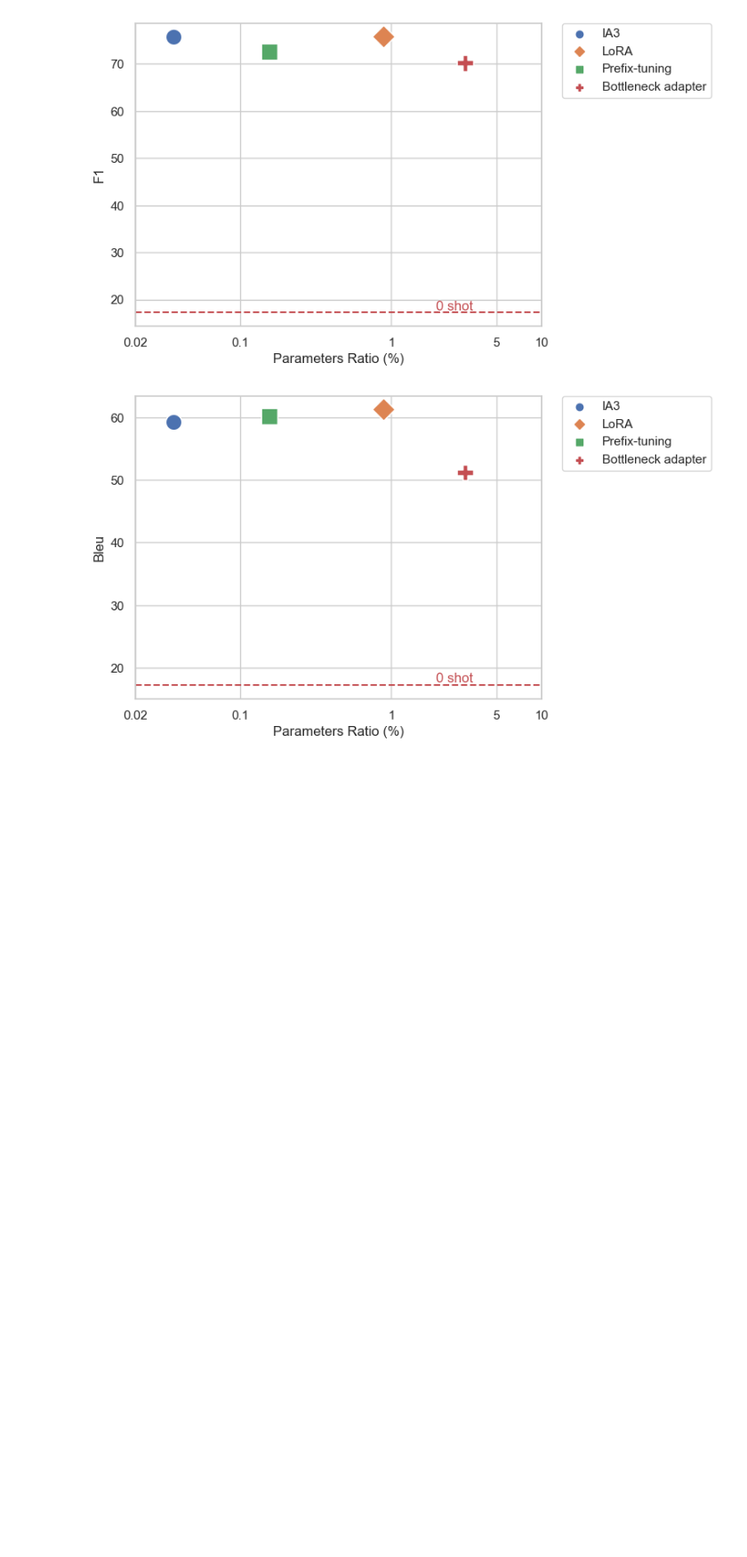
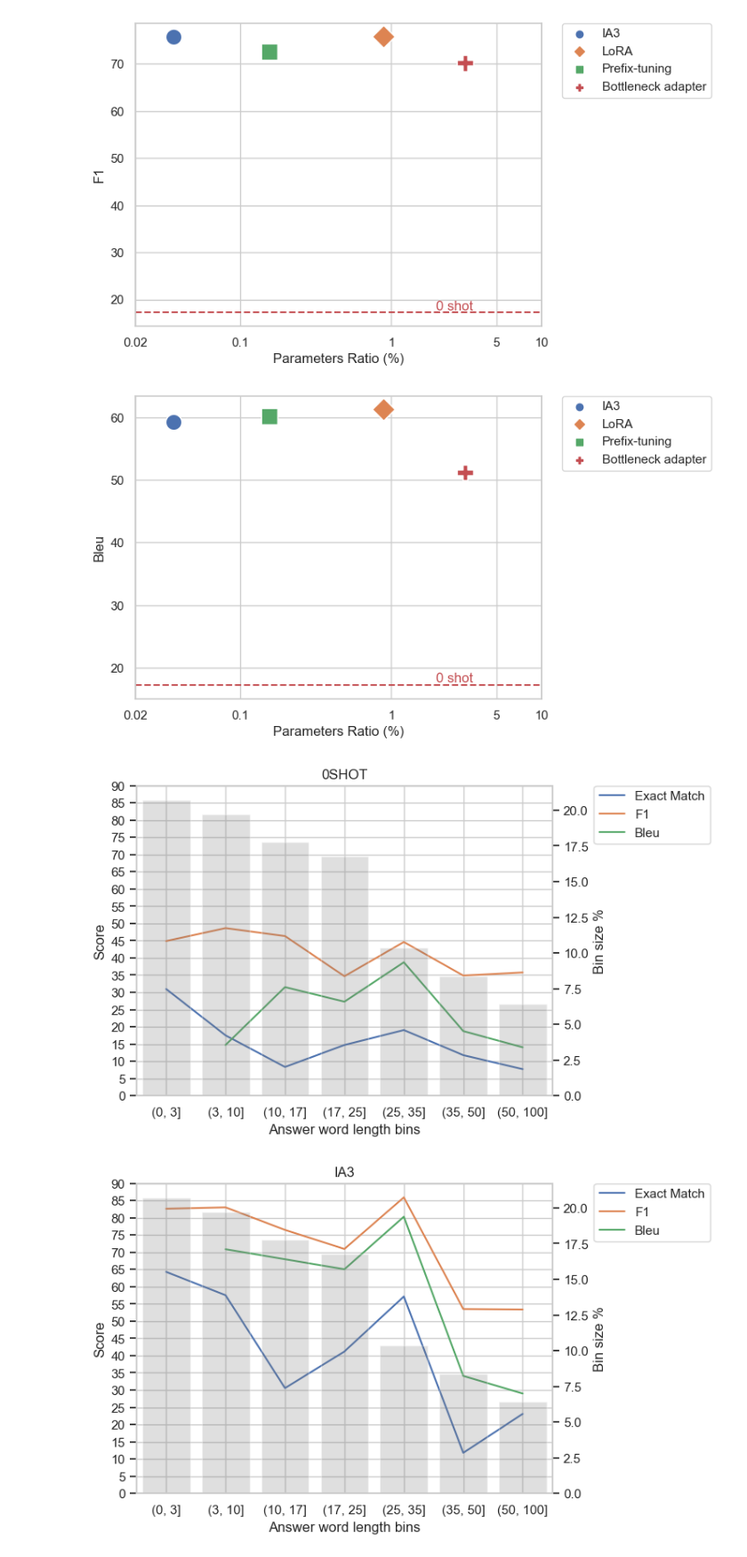
Before and after one commit to Legacy107/COS30018-Machine-reading-comprehension, a Jupyter notebook: analysis/covidqa/analysis-chart.ipynb, the cells around one changed output. Shown: that part at 89% size. Saved outputs shown, nothing was run; the diff lists cells and outputs as text; code cells hidden in the pictures; blank space fills up the shorter version.

Commit message:
feat: add analysis with different answer length bins

```diff
--- a/analysis/covidqa/analysis-chart.ipynb
+++ b/analysis/covidqa/analysis-chart.ipynb
@@ -73,3 +73,59 @@ f1_scat.figure.savefig("./figs/bleu.png", bbox_inches="tight")
 [figure]
 [figure]
 [figure]
+# %%
+import pandas as pd
+import matplotlib.pyplot as plt
+import seaborn as sns
+
+bins = [
+    {"label": "(0, 3]", "value": 42},
+    {"label": "(3, 10]", "value": 40},
+    {"label": "(10, 17]", "value": 36},
+    {"label": "(17, 25]", "value": 34},
+    {"label": "(25, 35]", "value": 21},
+    {"label": "(35, 50]", "value": 17},
+    {"label": "(50, 100]", "value": 13},
+]
+total = 0
+for _bin in bins:
+    total += _bin["value"]
+
+for _bin in bins:
+    _bin["ratio"] = _bin["value"] / total * 100
+
+bin_df = pd.DataFrame(bins)
+bin_df = bin_df.reset_index(drop=True)
+
+# read from csv
+def plot(name):
+    df = pd.read_csv(f"{name}.csv")
+
+    sns.set_theme(style="whitegrid")
+    fig, ax = plt.subplots()
+    ax.set_ylim(0, 90)
+    ax.set_yticks(range(0, 91, 5))
+    sns.lineplot(x="label", y="em", data=df, ax=ax, legend=True, label="Exact Match")
+    sns.lineplot(x="label", y="f1", data=df, ax=ax, legend=True, label="F1")
+    sns.lineplot(x="label", y="bleu", data=df, ax=ax, legend=True, label="Bleu")
+    ax.set(xlabel="Answer word length bins", ylabel="Score")
+    plt.legend(bbox_to_anchor=(1.1, 1), loc="upper left", borderaxespad=0)
+
+    # plot bar chart of bin size in the same figure
+    ax2 = ax.twinx()
+    sns.barplot(x="label", y="ratio", data=bin_df, ax=ax2, color="grey", alpha=0.25)
+    ax2.set(ylabel="Bin size %")
+    ax2.grid(False)
+
+    plt.title(name.upper())
+
+    plt.show()
+    fig.savefig(f"./figs/{name}.png", bbox_inches="tight")
+
+
+names = ["0shot", "ia3", "prefix", "lora", "bottleneck"]
+for name in names:
+    plot(name)
+# %% [output]
+[figure, added]
+[figure, added]
```
Also changed, not shown: parts of 1 cell of this notebook, 25 other files.
